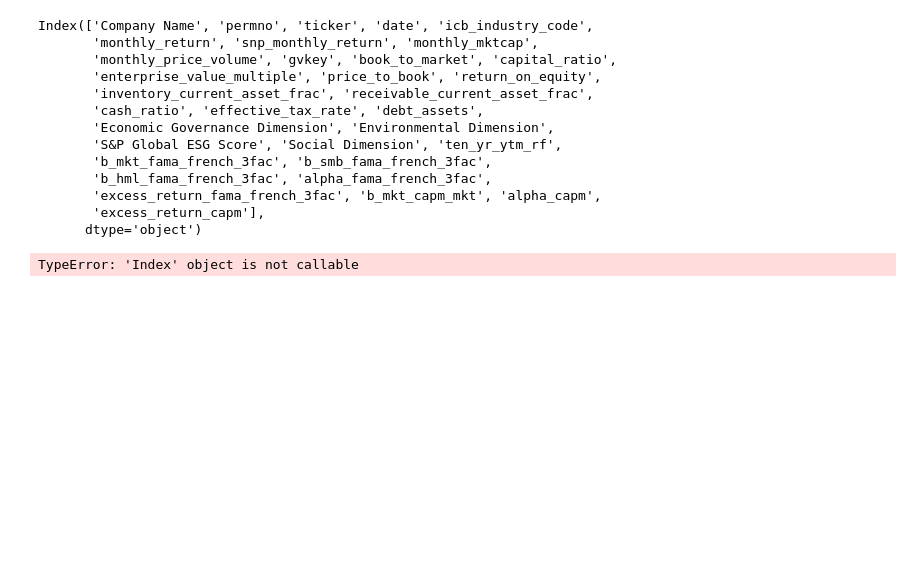
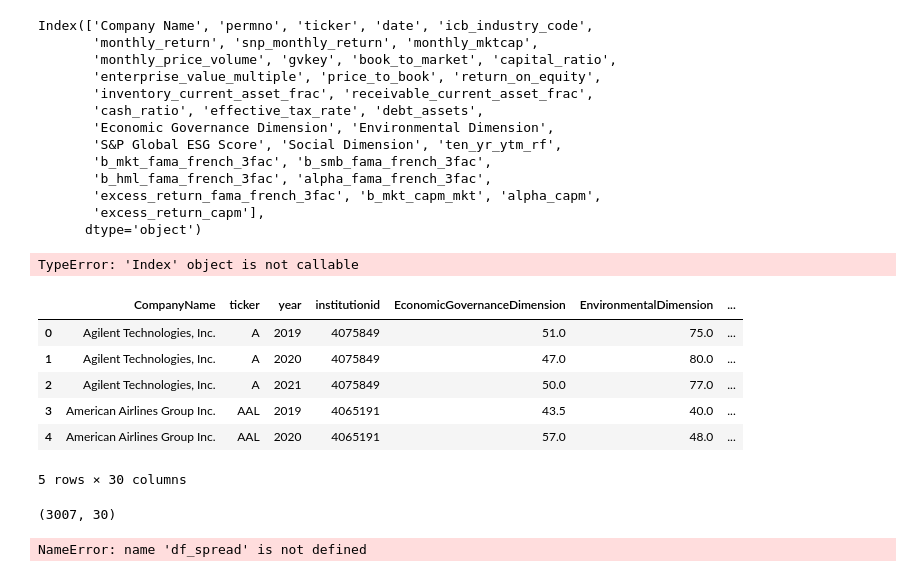
Before and after one commit to TDR474/ESG-Fama-French, a Jupyter notebook: wrds.ipynb, the cells around one changed output. Cells and saved outputs as stored; diff of their text form; code cells hidden in the pictures; blank space fills up the shorter version.

```diff
--- a/wrds.ipynb
+++ b/wrds.ipynb
@@ -313,0 +318,15 @@ TypeError: 'Index' object is not callable
+# %%
+yearly_data.head()
+# %% [output]
+|  | CompanyName | ticker | year | institutionid | EconomicGovernanceDimension | EnvironmentalDimension | ... |
+| 0 | Agilent Technologies, Inc. | A | 2019 | 4075849 | 51.0 | 75.0 | ... |
+| 1 | Agilent Technologies, Inc. | A | 2020 | 4075849 | 47.0 | 80.0 | ... |
+| 2 | Agilent Technologies, Inc. | A | 2021 | 4075849 | 50.0 | 77.0 | ... |
+| 3 | American Airlines Group Inc. | AAL | 2019 | 4065191 | 43.5 | 40.0 | ... |
+| 4 | American Airlines Group Inc. | AAL | 2020 | 4065191 | 57.0 | 48.0 | ... |
+5 rows × 30 columns
+# %%
+# check the shape of the data
+yearly_data.shape
+# %% [output]
+(3007, 30)
@@ -313,0 +336,16 @@ TypeError: 'Index' object is not callable
+# %%
+## Regression
+# first, add a constant in our matrix
+df_spread = sm.add_constant(df_spread)
+df_spread.head()
+
+# run the regression
+model = sm.OLS(df_spread['Ri-Rf'], df_spread[['const', 'Rm-Rf', 'SMB', 'HML', 'ESG']])
+
+# get the results
+results = model.fit()
+
+## Results
+print(results.summary())
+# %% [output]
+NameError: name 'df_spread' is not defined
```
Also changed, not shown: parts of 5 cells of this notebook, 2 other files.
